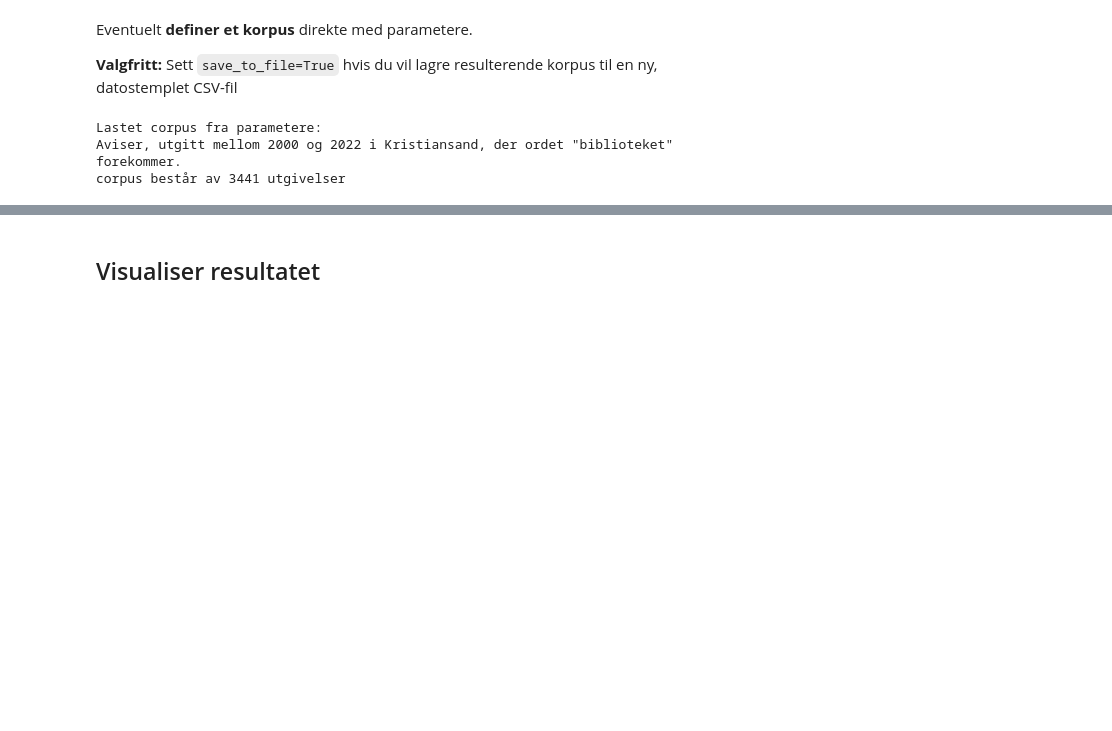
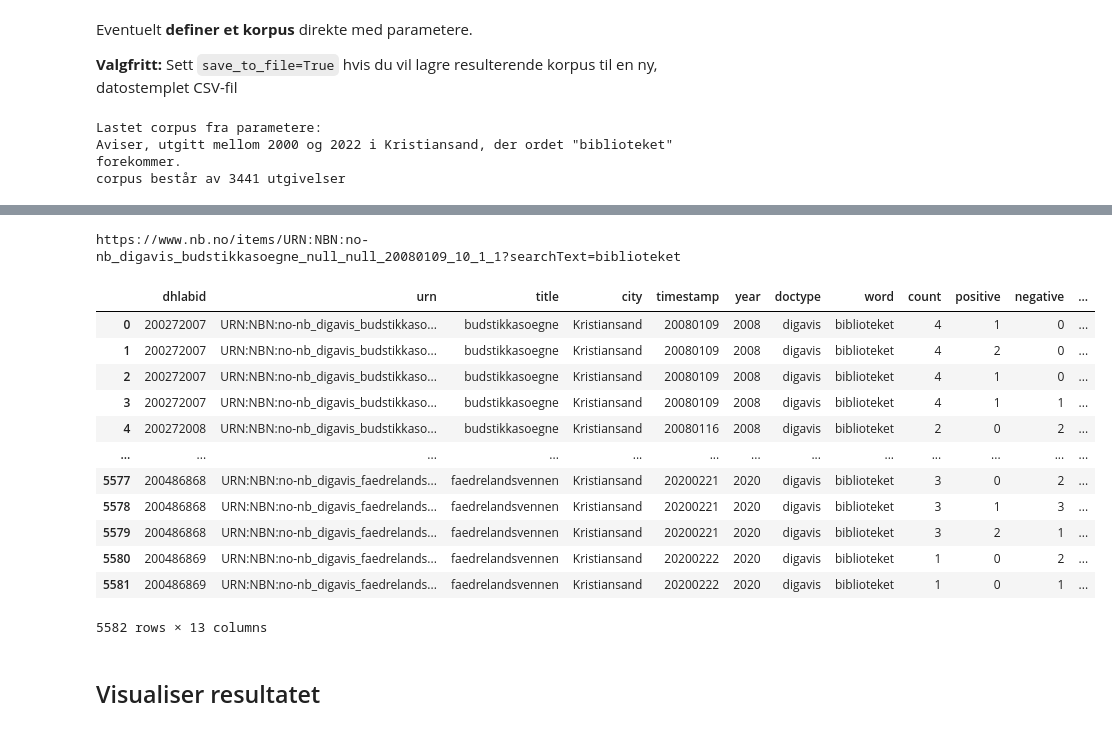
Before and after one commit to Sprakbanken/sentimentanalyse, a Jupyter notebook: sentiment_analysis_timeseries.ipynb, the cells around one changed output, grey strips where cells are left out. Saved outputs shown, nothing was run; the diff lists cells and outputs as text; code cells hidden in the pictures; blank space fills up the shorter version.

Commit message:
feat: add urls to df
concordance returns dhlabid as docid, not urn

```diff
--- a/sentiment_analysis_timeseries.ipynb
+++ b/sentiment_analysis_timeseries.ipynb
@@ -89,3 +102,26 @@ result
+# %%
+row_number = 1  # Endre radnummeret etter eget ønske
+
+result_with_urls = add_urls(result)
+print(result_with_urls.url[row_number])
+# %% [output]
+https://www.nb.no/items/URN:NBN:no-nb_digavis_budstikkasoegne_null_null_20080109_10_1_1?searchText=biblioteket
+# %%
+result_with_urls
+# %% [output]
+|  | dhlabid | urn | title | city | timestamp | year | doctype | word | count | positive | negative | ... |
+| 0 | 200272007 | URN:NBN:no-nb_digavis_budstikkaso... | budstikkasoegne | Kristiansand | 20080109 | 2008 | digavis | biblioteket | 4 | 1 | 0 | ... |
+| 1 | 200272007 | URN:NBN:no-nb_digavis_budstikkaso... | budstikkasoegne | Kristiansand | 20080109 | 2008 | digavis | biblioteket | 4 | 2 | 0 | ... |
+| 2 | 200272007 | URN:NBN:no-nb_digavis_budstikkaso... | budstikkasoegne | Kristiansand | 20080109 | 2008 | digavis | biblioteket | 4 | 1 | 0 | ... |
+| 3 | 200272007 | URN:NBN:no-nb_digavis_budstikkaso... | budstikkasoegne | Kristiansand | 20080109 | 2008 | digavis | biblioteket | 4 | 1 | 1 | ... |
+| 4 | 200272008 | URN:NBN:no-nb_digavis_budstikkaso... | budstikkasoegne | Kristiansand | 20080116 | 2008 | digavis | biblioteket | 2 | 0 | 2 | ... |
+| ... | ... | ... | ... | ... | ... | ... | ... | ... | ... | ... | ... | ... |
+| 5577 | 200486868 | URN:NBN:no-nb_digavis_faedrelands... | faedrelandsvennen | Kristiansand | 20200221 | 2020 | digavis | biblioteket | 3 | 0 | 2 | ... |
+| 5578 | 200486868 | URN:NBN:no-nb_digavis_faedrelands... | faedrelandsvennen | Kristiansand | 20200221 | 2020 | digavis | biblioteket | 3 | 1 | 3 | ... |
+| 5579 | 200486868 | URN:NBN:no-nb_digavis_faedrelands... | faedrelandsvennen | Kristiansand | 20200221 | 2020 | digavis | biblioteket | 3 | 2 | 1 | ... |
+| 5580 | 200486869 | URN:NBN:no-nb_digavis_faedrelands... | faedrelandsvennen | Kristiansand | 20200222 | 2020 | digavis | biblioteket | 1 | 0 | 2 | ... |
+| 5581 | 200486869 | URN:NBN:no-nb_digavis_faedrelands... | faedrelandsvennen | Kristiansand | 20200222 | 2020 | digavis | biblioteket | 1 | 0 | 1 | ... |
+5582 rows × 13 columns
 # %% [markdown]
 
 ## Visualiser resultatet
```
Also changed, not shown: parts of 9 cells of this notebook, 4 other files.
